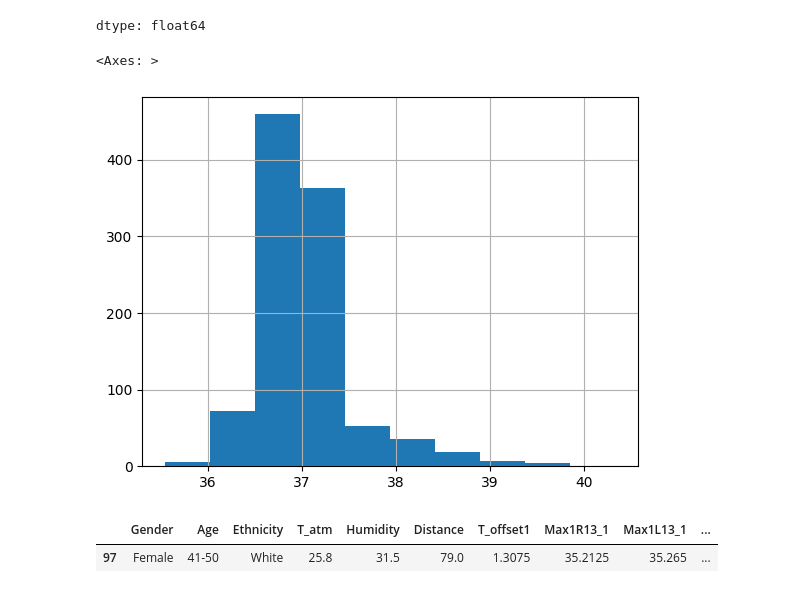
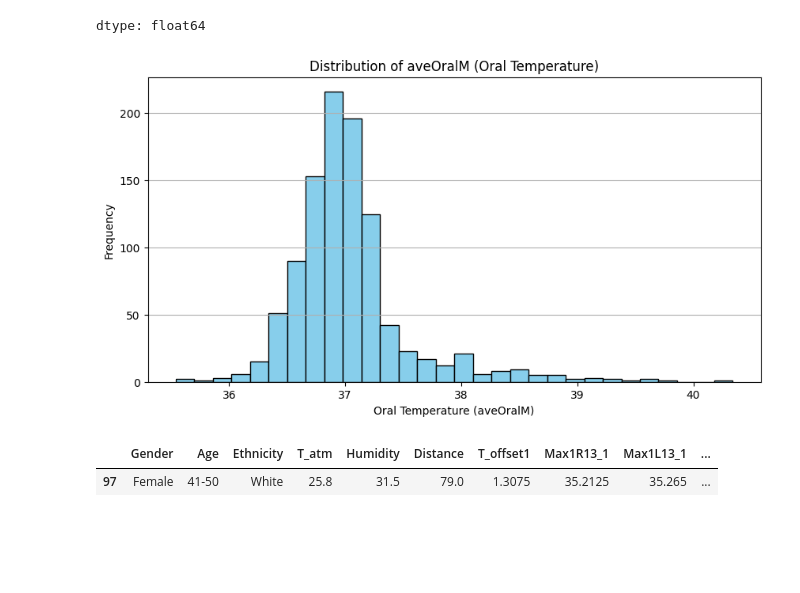
Before and after one commit to benbaz-2/comp551, a Jupyter notebook: assignment_1_regression_aziz.ipynb, the cells around one changed output. Cells and saved outputs as stored; diff of their text form; code cells hidden in the pictures; blank space fills up the shorter version.

```diff
--- a/assignment_1_regression_aziz.ipynb
+++ b/assignment_1_regression_aziz.ipynb
@@ -210,12 +207,18 @@ y.describe()
 | 75% | 37.140000 |
 | max | 40.340000 |
 dtype: float64
-# %%
-# Looks slightly right skewed
-y.hist()
-# %% [output]
-<Axes: >
-[figure, removed]
+# %%
+# Looks slightly right skewed
+# Visualize the distribution of the target variable
+plt.figure(figsize=(10, 5))
+plt.hist(y, bins=30, color='skyblue', edgecolor='black')
+plt.title('Distribution of aveOralM (Oral Temperature)')
+plt.xlabel('Oral Temperature (aveOralM)')
+plt.ylabel('Frequency')
+plt.grid(axis='y')
+plt.show()
+# %% [output]
+[figure, added]
 # %%
 # Removing outlier in distance column
 X[X['Distance'] > 2]
```
Also changed, not shown: parts of 10 cells of this notebook.
